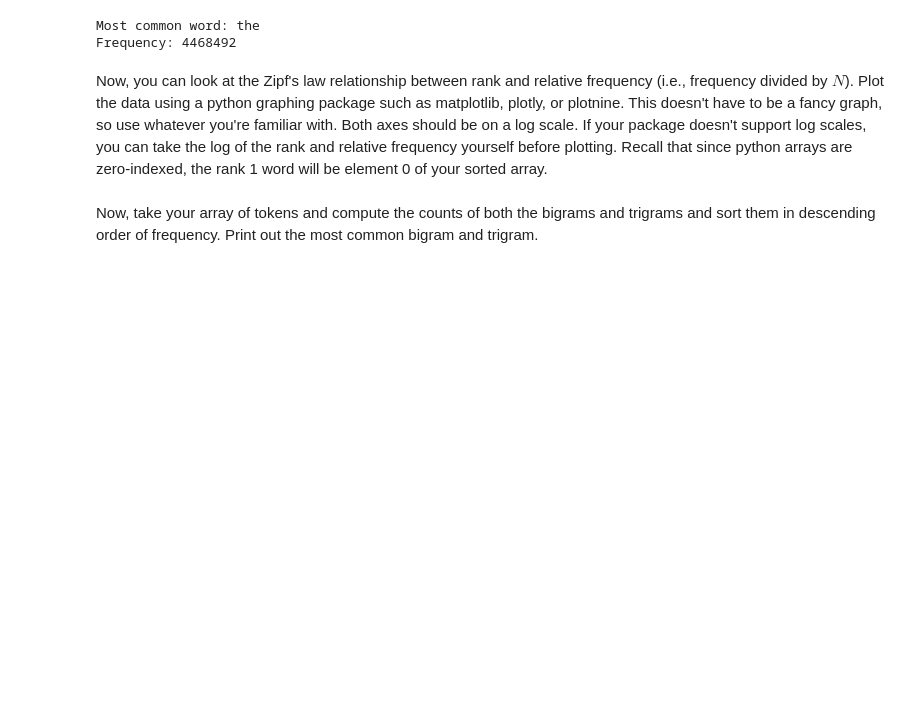
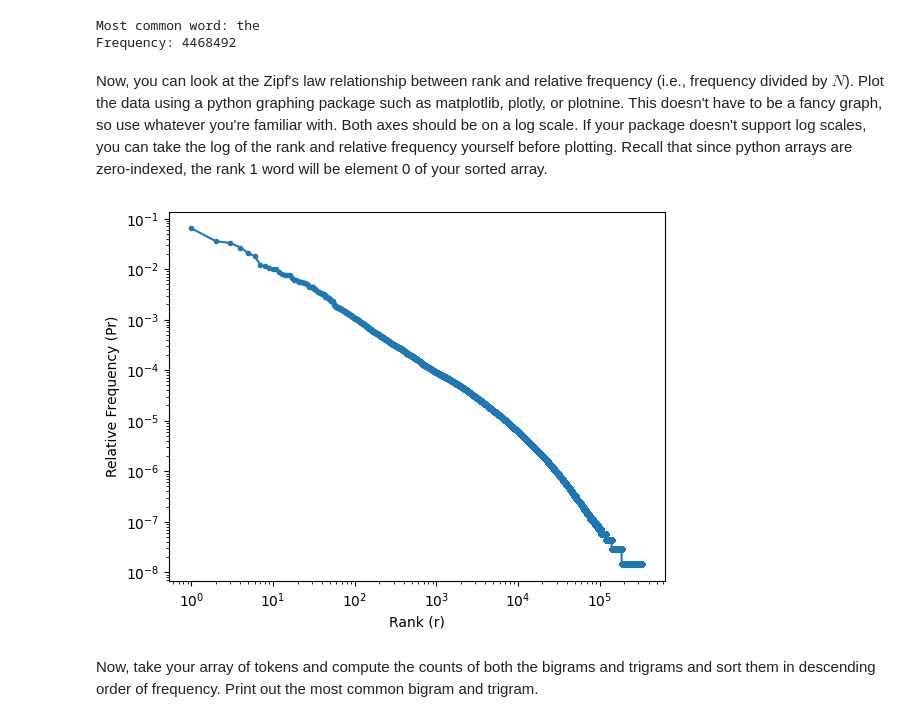
Before and after one commit to Jessiecuixy/CS6120, a Jupyter notebook: token_counts.ipynb, the cells around one changed output. Drawn from its saved outputs; the diff is of its cells as text; code cells hidden in the pictures; blank space fills up the shorter version.

```diff
--- a/token_counts.ipynb
+++ b/token_counts.ipynb
@@ -206,2 +204,17 @@ Now, you can look at the Zipf's law relationship between rank and relative frequ
+# %%
+# TODO: Plot rank vs. relative frequency of unigrams.
+import matplotlib.pyplot as plt
+
+sorted_unigrams = counts.most_common()
+
+ranks = range(1, len(sorted_unigrams) + 1)
+freqs = [freq / N for _, freq in sorted_unigrams]
+
+plt.loglog(ranks, freqs, marker=".")
+plt.xlabel("Rank (r)")
+plt.ylabel("Relative Frequency (Pr)")
+plt.show()
+# %% [output]
+[figure, added]
 # %% [markdown]
 Now, take your array of tokens and compute the counts of both the bigrams and trigrams and sort them in descending order of frequency. Print out the most common bigram and trigram.
```
Also changed, not shown: parts of 5 cells of this notebook.
